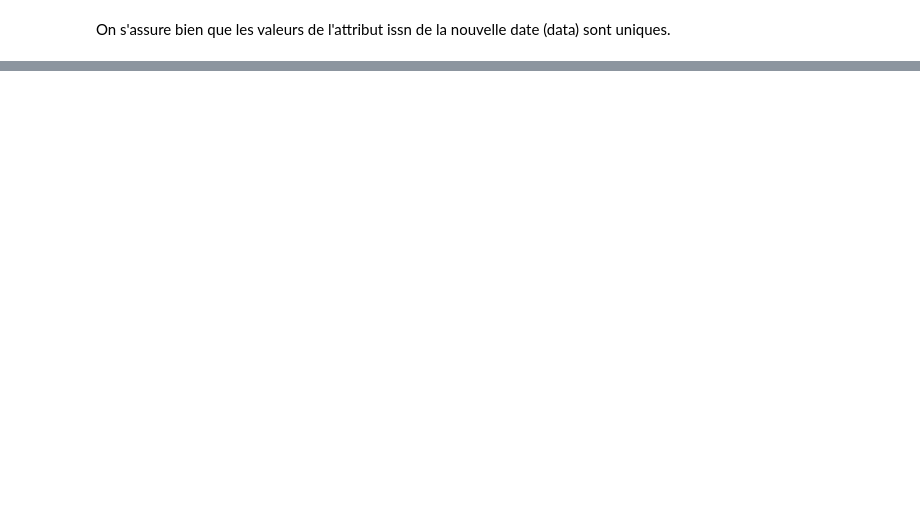
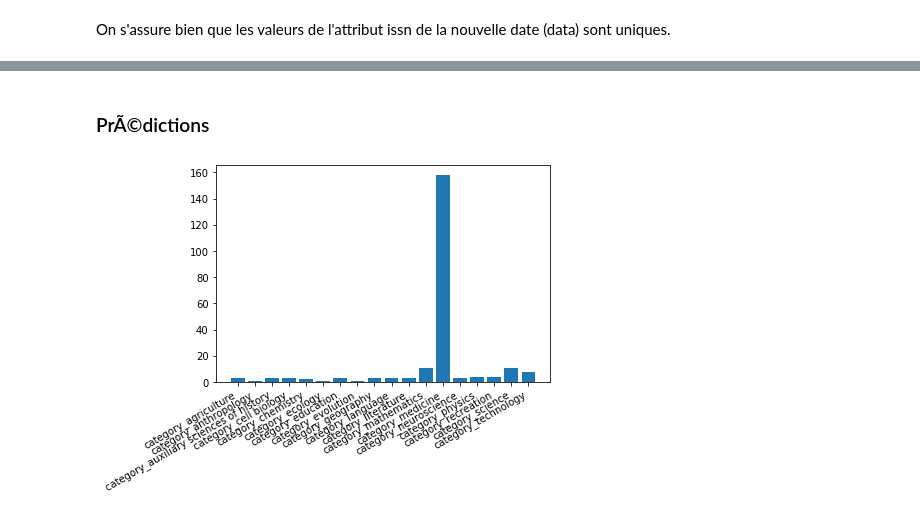
Before and after one commit to AgatheLB/IFT-870_INTRA, a Jupyter notebook: examenintra.ipynb, the cells around one changed output, grey strips where cells are left out. Drawn from its saved outputs; the diff is of its cells as text; code cells hidden in the pictures; blank space fills up the shorter version.

```diff
--- a/examenintra.ipynb
+++ b/examenintra.ipynb
@@ -453,0 +666,33 @@ Score de test: 0.7199434229137199
+# %% [markdown]
+### PrÃ©dictions
+# %%
+
+cat_data_to_predict = cat_data_to_predict.dropna(axis=0, subset=headers)
+# %%
+
+for header in tqdm(category_dummies.columns):
+    cat_data_to_predict['jn_' + header] = cat_data_to_predict.apply(partial(get_score_sequence_matching, c1='journal_name',
+                                                                    category=header), axis=1)
+    cat_data_to_predict['pn_' + header] = cat_data_to_predict.apply(partial(get_score_sequence_matching, c1='pub_name',
+                                                                    category=header), axis=1)
+# %%
+
+clf = best_model.get('model')
+predictions = pd.DataFrame(clf.predict(cat_data_to_predict[attributes_of_interest]))
+predictions.columns = category_dummies_prefix.columns
+# %%
+
+count_categories = {}
+for header in predictions.columns:
+    nb = predictions[header].sum()
+    if nb >= 1:
+        count_categories[header] = nb
+# %%
+
+fig, ax = plt.subplots()
+plt.bar(count_categories.keys(), count_categories.values())
+plt.setp(ax.get_xticklabels(), rotation=30, horizontalalignment='right')
+plt.title(f'')
+plt.show()
+# %% [output]
+[figure, added]
```
Also changed, not shown: parts of 60 cells of this notebook, 1 other file.
